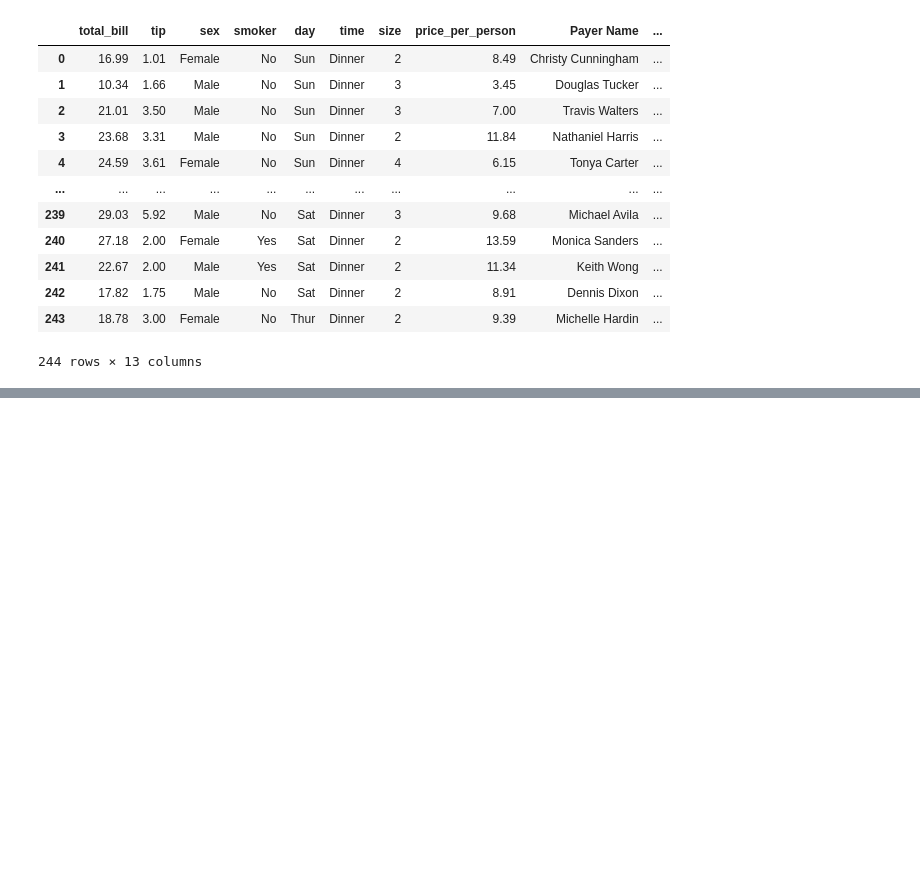
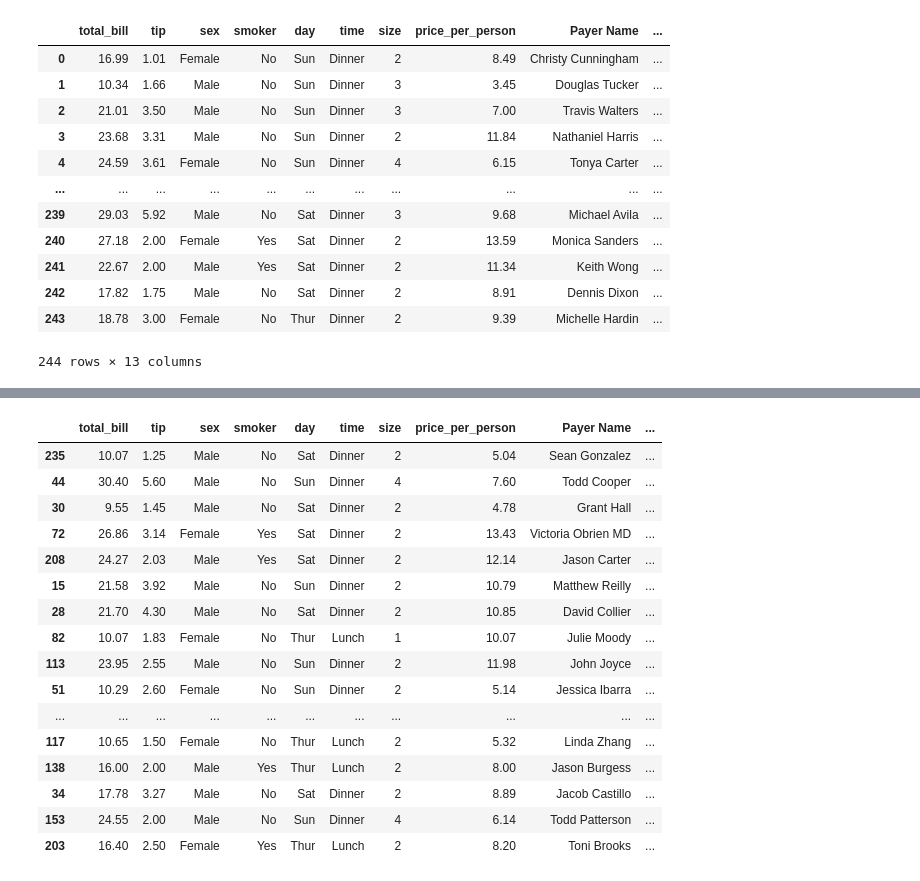
Before and after one commit to Elfridhasman/Python-for-Machine-Learning-Data-Science, a Jupyter notebook: pandas/03-Useful-Methods.ipynb, the cells around one changed output, grey strips where cells are left out. Drawn from its saved outputs; the diff is of its cells as text; code cells hidden in the pictures; blank space fills up the shorter version.

```diff
--- a/pandas/03-Useful-Methods.ipynb
+++ b/pandas/03-Useful-Methods.ipynb
@@ -212,0 +302,2 @@ TypeError: 'NoneType' object is not callable
+# %%
+df = pd.read_csv('tips.csv')
@@ -212,0 +585,20 @@ TypeError: 'NoneType' object is not callable
+# %%
+df.sample(frac=0.1)
+# %% [output]
+|  | total_bill | tip | sex | smoker | day | time | size | price_per_person | Payer Name | ... |
+| 235 | 10.07 | 1.25 | Male | No | Sat | Dinner | 2 | 5.04 | Sean Gonzalez | ... |
+| 44 | 30.40 | 5.60 | Male | No | Sun | Dinner | 4 | 7.60 | Todd Cooper | ... |
+| 30 | 9.55 | 1.45 | Male | No | Sat | Dinner | 2 | 4.78 | Grant Hall | ... |
+| 72 | 26.86 | 3.14 | Female | Yes | Sat | Dinner | 2 | 13.43 | Victoria Obrien MD | ... |
+| 208 | 24.27 | 2.03 | Male | Yes | Sat | Dinner | 2 | 12.14 | Jason Carter | ... |
+| 15 | 21.58 | 3.92 | Male | No | Sun | Dinner | 2 | 10.79 | Matthew Reilly | ... |
+| 28 | 21.70 | 4.30 | Male | No | Sat | Dinner | 2 | 10.85 | David Collier | ... |
+| 82 | 10.07 | 1.83 | Female | No | Thur | Lunch | 1 | 10.07 | Julie Moody | ... |
+| 113 | 23.95 | 2.55 | Male | No | Sun | Dinner | 2 | 11.98 | John Joyce | ... |
+| 51 | 10.29 | 2.60 | Female | No | Sun | Dinner | 2 | 5.14 | Jessica Ibarra | ... |
+| ... | ... | ... | ... | ... | ... | ... | ... | ... | ... | ... |
+| 117 | 10.65 | 1.50 | Female | No | Thur | Lunch | 2 | 5.32 | Linda Zhang | ... |
+| 138 | 16.00 | 2.00 | Male | Yes | Thur | Lunch | 2 | 8.00 | Jason Burgess | ... |
+| 34 | 17.78 | 3.27 | Male | No | Sat | Dinner | 2 | 8.89 | Jacob Castillo | ... |
+| 153 | 24.55 | 2.00 | Male | No | Sun | Dinner | 4 | 6.14 | Todd Patterson | ... |
+| 203 | 16.40 | 2.50 | Female | Yes | Thur | Lunch | 2 | 8.20 | Toni Brooks | ... |
```
Also changed, not shown: parts of 56 cells of this notebook, 1 other file.
